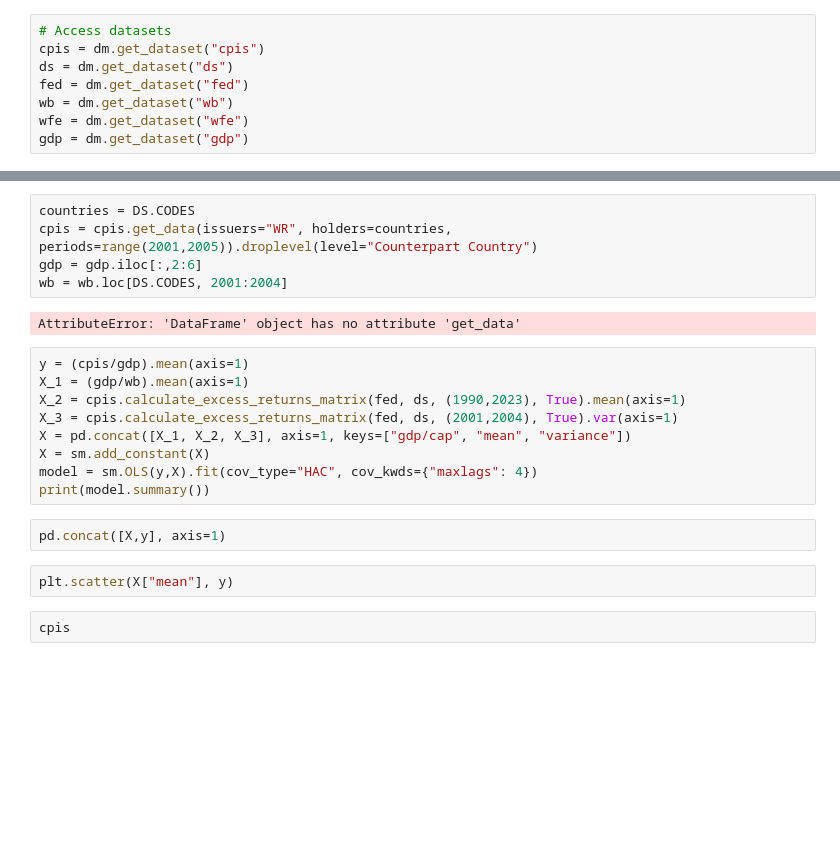
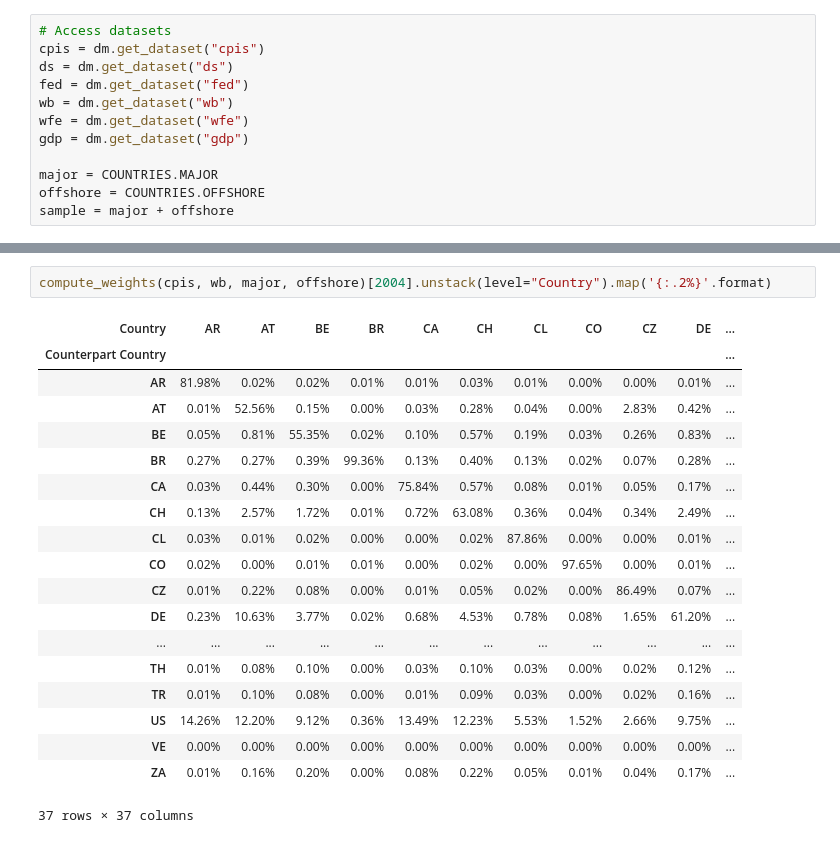
Before and after one commit to nilsvanrompaey/master-thesis-home-bias, a Jupyter notebook: src/experimenting.ipynb, the cells around one changed output, grey strips where cells are left out. Cells and saved outputs as stored; diff of their text form; blank space fills up the shorter version.

Commit message:
Add compute_weights function

```diff
--- a/src/experimenting.ipynb
+++ b/src/experimenting.ipynb
@@ -30,3 +34,7 @@ fed = dm.get_dataset("fed")
 wb = dm.get_dataset("wb")
 wfe = dm.get_dataset("wfe")
 gdp = dm.get_dataset("gdp")
+
+major = COUNTRIES.MAJOR
+offshore = COUNTRIES.OFFSHORE
+sample = major + offshore
@@ -41,22 +41,22 @@ gdp
-# %%
-countries = DS.CODES
-cpis = cpis.get_data(issuers="WR", holders=countries, periods=range(2001,2005)).droplevel(level="Counterpart Country")
-gdp = gdp.iloc[:,2:6]
-wb = wb.loc[DS.CODES, 2001:2004]
-# %% [output]
-AttributeError: 'DataFrame' object has no attribute 'get_data'
-# %%
-y = (cpis/gdp).mean(axis=1)
-X_1 = (gdp/wb).mean(axis=1)
-X_2 = cpis.calculate_excess_returns_matrix(fed, ds, (1990,2023), True).mean(axis=1)
-X_3 = cpis.calculate_excess_returns_matrix(fed, ds, (2001,2004), True).var(axis=1)
-X = pd.concat([X_1, X_2, X_3], axis=1, keys=["gdp/cap", "mean", "variance"])
-X = sm.add_constant(X)
-model = sm.OLS(y,X).fit(cov_type="HAC", cov_kwds={"maxlags": 4})
-print(model.summary())
-# %%
-pd.concat([X,y], axis=1)
-# %%
-plt.scatter(X["mean"], y)
-# %%
-cpis
+# %%
+compute_weights(cpis, wb, major, offshore)[2004].unstack(level="Country").map('{:.2%}'.format)
+# %% [output]
+| Country | AR | AT | BE | BR | CA | CH | CL | CO | CZ | DE | ... |
+| Counterpart Country |  |  |  |  |  |  |  |  |  |  | ... |
+| AR | 81.98% | 0.02% | 0.02% | 0.01% | 0.01% | 0.03% | 0.01% | 0.00% | 0.00% | 0.01% | ... |
+| AT | 0.01% | 52.56% | 0.15% | 0.00% | 0.03% | 0.28% | 0.04% | 0.00% | 2.83% | 0.42% | ... |
+| BE | 0.05% | 0.81% | 55.35% | 0.02% | 0.10% | 0.57% | 0.19% | 0.03% | 0.26% | 0.83% | ... |
+| BR | 0.27% | 0.27% | 0.39% | 99.36% | 0.13% | 0.40% | 0.13% | 0.02% | 0.07% | 0.28% | ... |
+| CA | 0.03% | 0.44% | 0.30% | 0.00% | 75.84% | 0.57% | 0.08% | 0.01% | 0.05% | 0.17% | ... |
+| CH | 0.13% | 2.57% | 1.72% | 0.01% | 0.72% | 63.08% | 0.36% | 0.04% | 0.34% | 2.49% | ... |
+| CL | 0.03% | 0.01% | 0.02% | 0.00% | 0.00% | 0.02% | 87.86% | 0.00% | 0.00% | 0.01% | ... |
+| CO | 0.02% | 0.00% | 0.01% | 0.01% | 0.00% | 0.02% | 0.00% | 97.65% | 0.00% | 0.01% | ... |
+| CZ | 0.01% | 0.22% | 0.08% | 0.00% | 0.01% | 0.05% | 0.02% | 0.00% | 86.49% | 0.07% | ... |
+| DE | 0.23% | 10.63% | 3.77% | 0.02% | 0.68% | 4.53% | 0.78% | 0.08% | 1.65% | 61.20% | ... |
+| ... | ... | ... | ... | ... | ... | ... | ... | ... | ... | ... | ... |
+| TH | 0.01% | 0.08% | 0.10% | 0.00% | 0.03% | 0.10% | 0.03% | 0.00% | 0.02% | 0.12% | ... |
+| TR | 0.01% | 0.10% | 0.08% | 0.00% | 0.01% | 0.09% | 0.03% | 0.00% | 0.02% | 0.16% | ... |
+| US | 14.26% | 12.20% | 9.12% | 0.36% | 13.49% | 12.23% | 5.53% | 1.52% | 2.66% | 9.75% | ... |
+| VE | 0.00% | 0.00% | 0.00% | 0.00% | 0.00% | 0.00% | 0.00% | 0.00% | 0.00% | 0.00% | ... |
+| ZA | 0.01% | 0.16% | 0.20% | 0.00% | 0.08% | 0.22% | 0.05% | 0.01% | 0.04% | 0.17% | ... |
+37 rows × 37 columns
```
Also changed, not shown: parts of 3 cells of this notebook, 6 other files.
